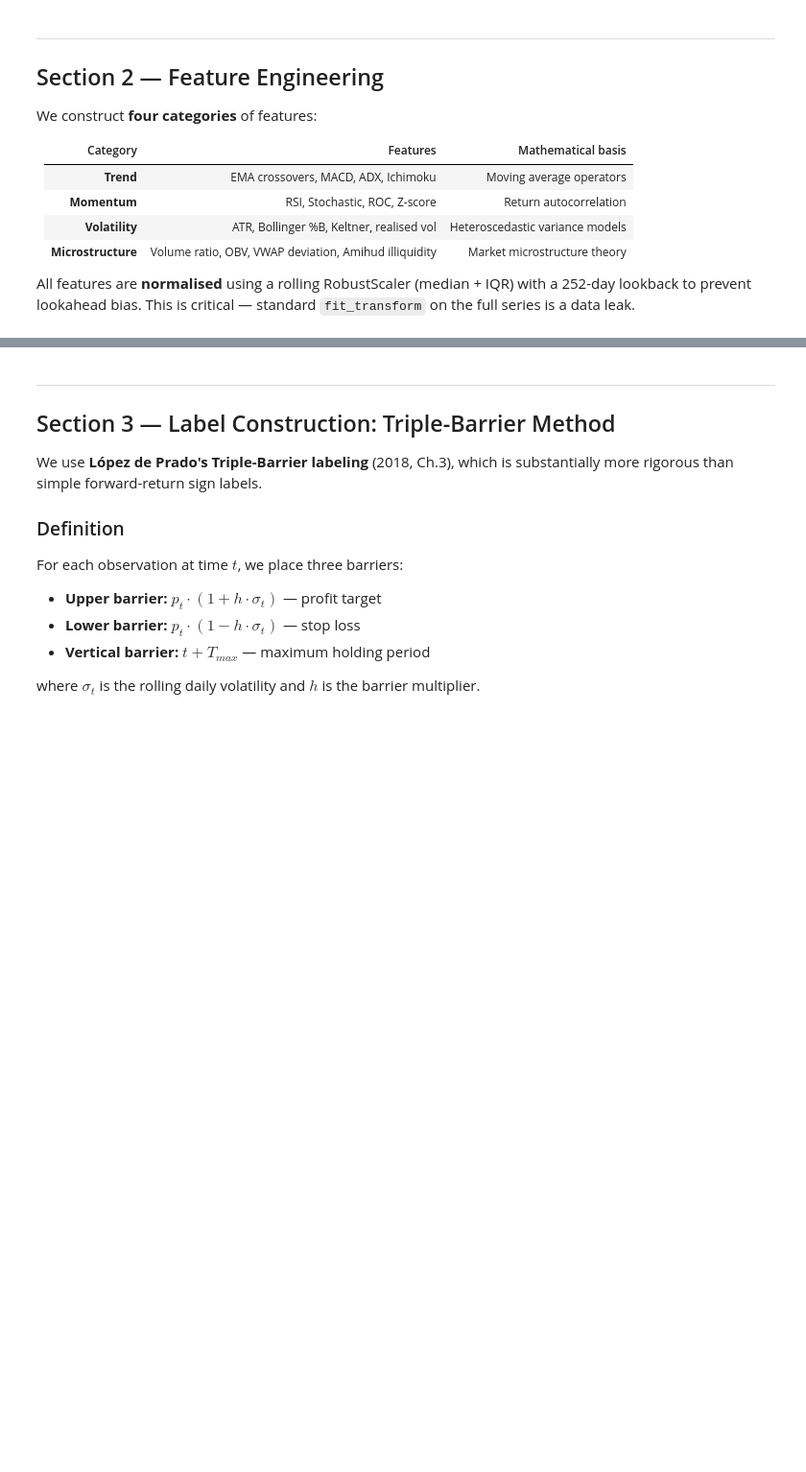
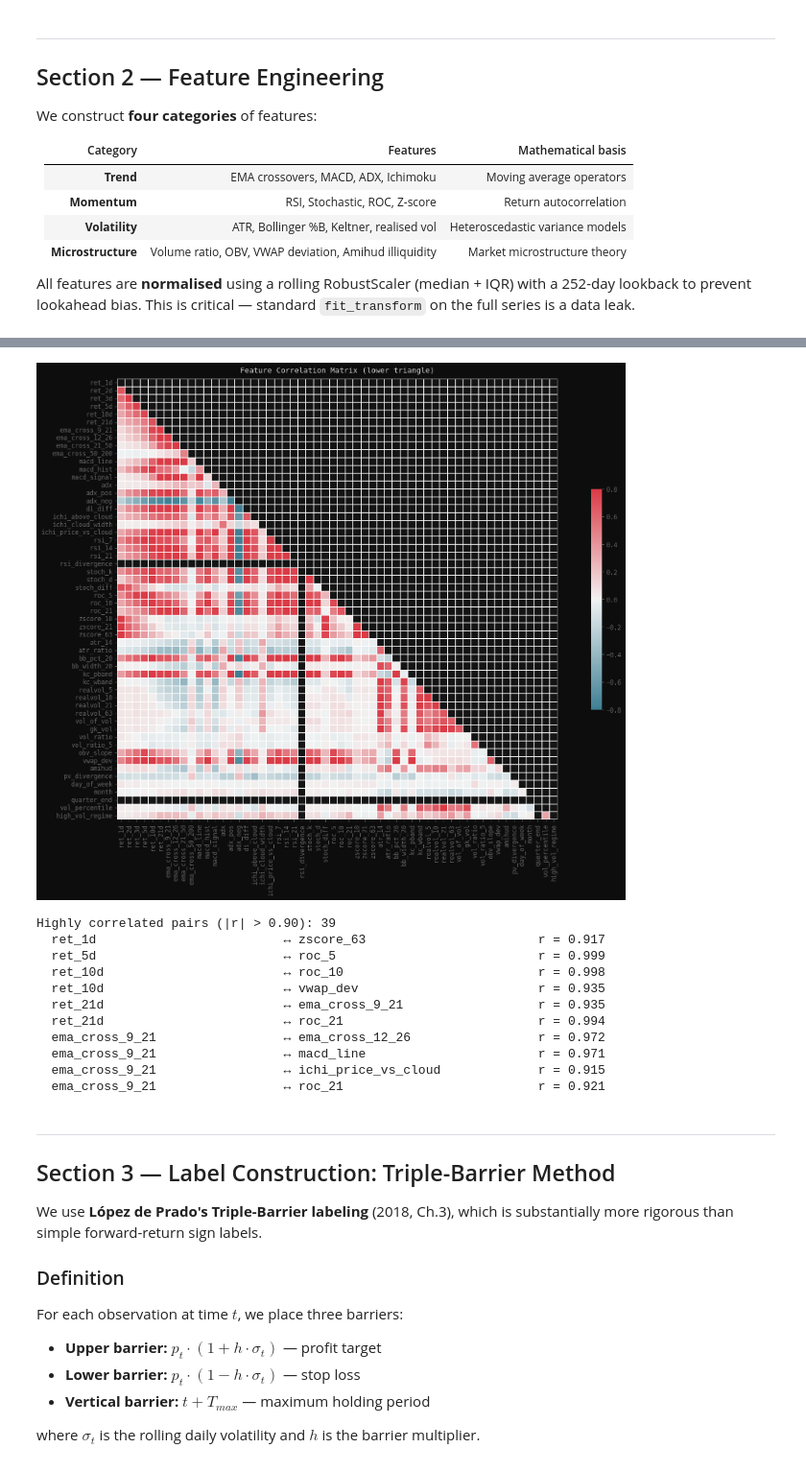
Before and after one commit to Caramelizeed/xgboost_quant, a Jupyter notebook: notebooks/research.ipynb, the cells around one changed output, grey strips where cells are left out. Shown at 96% size. Drawn from its saved outputs; the diff is of its cells as text; code cells hidden in the pictures; blank space fills up the shorter version.

```diff
--- a/notebooks/research.ipynb
+++ b/notebooks/research.ipynb
@@ -414,32 +483,47 @@ print(f"Shape: {features_norm.shape}")
 # %%
 # ── Feature correlation analysis ──────────────────────────────────────────────
 # High correlation between features wastes model capacity and inflates
 # permutation importance for correlated groups. We identify clusters.
 
-clean_feat = features_norm.dropna()
+# Filling NaNs with 0 as a workaround to visualize correlation when data has pervasive NaNs.
+# Ideally, the source of pervasive NaNs should be investigated or a more suitable imputation strategy applied.
+clean_feat = features_norm.fillna(0)
 corr = clean_feat.corr()
 
 fig, ax = plt.subplots(figsize=(16, 12))
 mask = np.triu(np.ones_like(corr, dtype=bool))
 cmap = sns.diverging_palette(220, 10, as_cmap=True)
 sns.heatmap(corr, mask=mask, cmap=cmap, vmax=0.8, vmin=-0.8,
             center=0, square=True, linewidths=0.2,
             cbar_kws={'shrink': 0.5}, ax=ax)
 ax.set_title('Feature Correlation Matrix (lower triangle)', pad=10)
 plt.tight_layout()
-plt.savefig('/home/claude/feature_corr.png', dpi=100, bbox_inches='tight')
+plt.savefig('/content/feature_corr.png', dpi=100, bbox_inches='tight')
 plt.show()
 
 # Identify highly correlated pairs (|r| > 0.90)
 high_corr = [
     (c1, c2, corr.loc[c1, c2])
     for i, c1 in enumerate(corr.columns)
     for j, c2 in enumerate(corr.columns)
     if i < j and abs(corr.loc[c1, c2]) > 0.90
 ]
 print(f"\nHighly correlated pairs (|r| > 0.90): {len(high_corr)}")
 for c1, c2, r in high_corr[:10]:
     print(f"  {c1:30s} ↔ {c2:30s}  r = {r:.3f}")
+# %% [output]
+[figure, added]
+Highly correlated pairs (|r| > 0.90): 39
+  ret_1d                         ↔ zscore_63                       r = 0.917
+  ret_5d                         ↔ roc_5                           r = 0.999
+  ret_10d                        ↔ roc_10                          r = 0.998
+  ret_10d                        ↔ vwap_dev                        r = 0.935
+  ret_21d                        ↔ ema_cross_9_21                  r = 0.935
+  ret_21d                        ↔ roc_21                          r = 0.994
+  ema_cross_9_21                 ↔ ema_cross_12_26                 r = 0.972
+  ema_cross_9_21                 ↔ macd_line                       r = 0.971
+  ema_cross_9_21                 ↔ ichi_price_vs_cloud             r = 0.915
+  ema_cross_9_21                 ↔ roc_21                          r = 0.921
 # %% [markdown]
 ---
 ## Section 3 — Label Construction: Triple-Barrier Method
```
Also changed, not shown: parts of 24 cells of this notebook.
